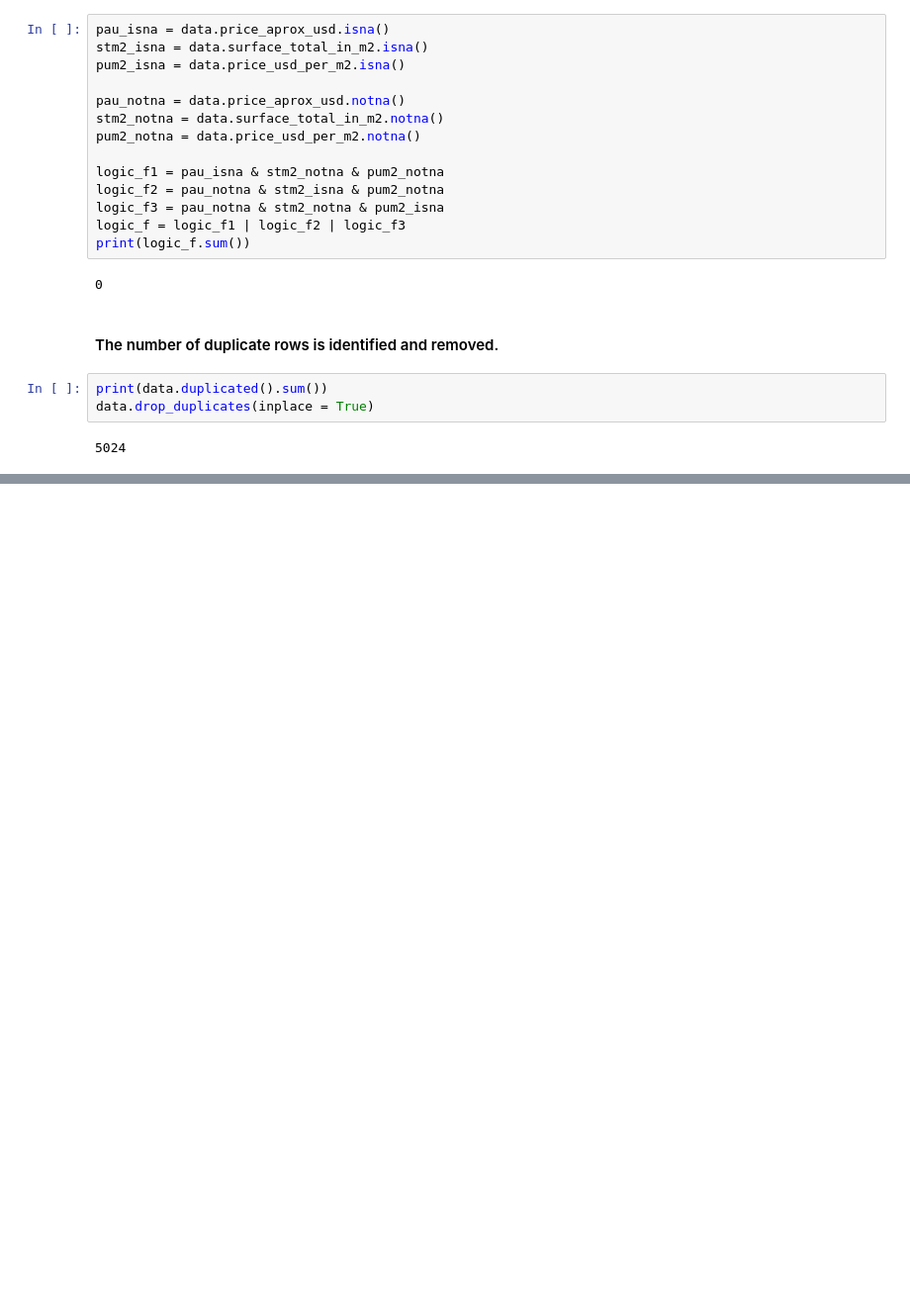
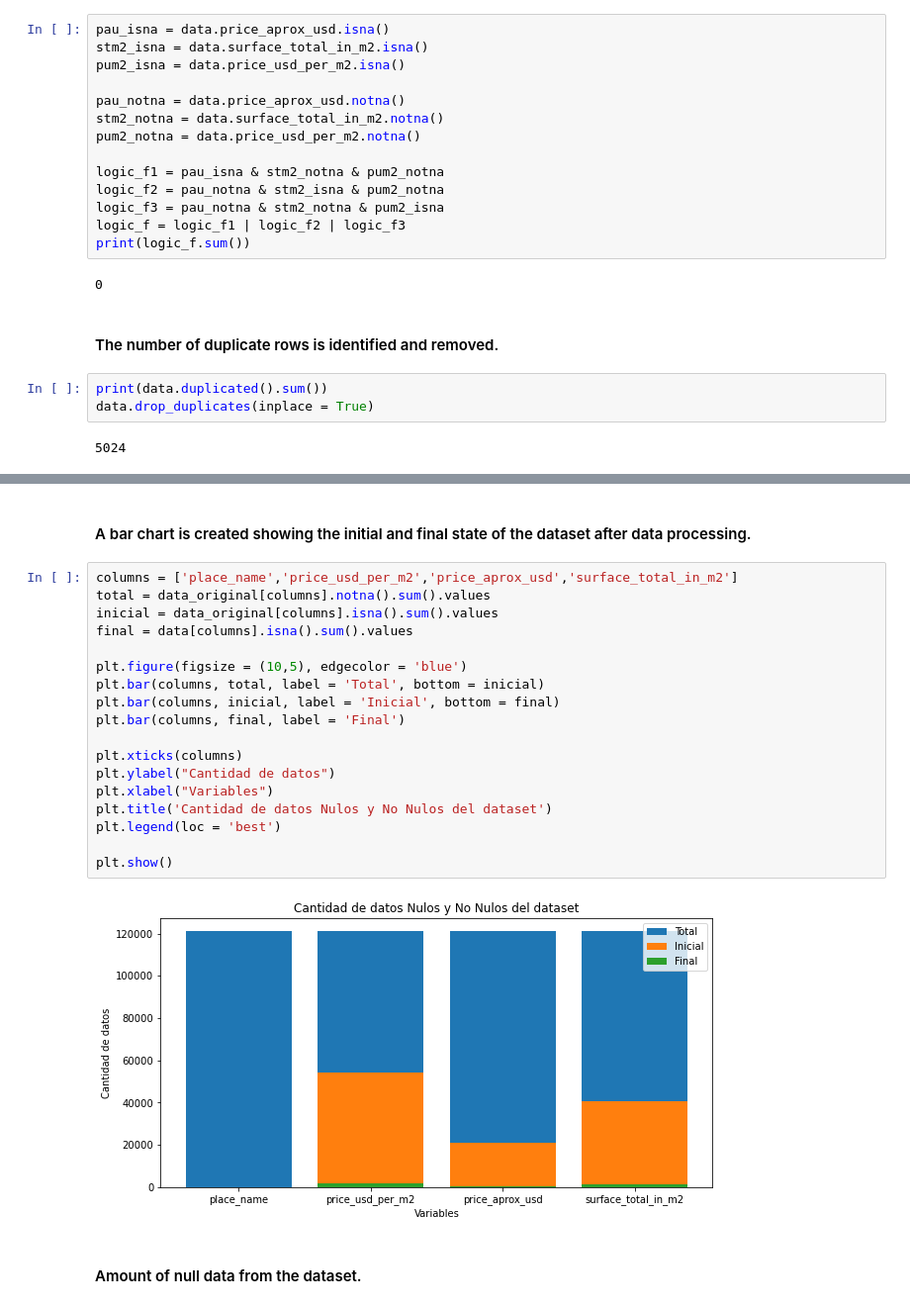
Before and after one commit to JonnathanDMT/Exploratory-Data-Analysis, a Jupyter notebook: CodeWS1.ipynb, the cells around one changed output, grey strips where cells are left out. Shown at 99% size. Cells and saved outputs as stored; diff of their text form; blank space fills up the shorter version.

```diff
--- a/CodeWS1.ipynb
+++ b/CodeWS1.ipynb
@@ -739,0 +764,24 @@ data.drop_duplicates(inplace = True)
+# %% [markdown]
+#### A bar chart is created showing the initial and final state of the dataset after data processing.
+# %%
+columns = ['place_name','price_usd_per_m2','price_aprox_usd','surface_total_in_m2']
+total = data_original[columns].notna().sum().values
+inicial = data_original[columns].isna().sum().values
+final = data[columns].isna().sum().values
+
+plt.figure(figsize = (10,5), edgecolor = 'blue')
+plt.bar(columns, total, label = 'Total', bottom = inicial)
+plt.bar(columns, inicial, label = 'Inicial', bottom = final)
+plt.bar(columns, final, label = 'Final')
+
+plt.xticks(columns)
+plt.ylabel("Cantidad de datos")
+plt.xlabel("Variables")
+plt.title('Cantidad de datos Nulos y No Nulos del dataset')
+plt.legend(loc = 'best')
+
+plt.show()
+# %% [output]
+[figure, added]
+# %% [markdown]
+#### Amount of null data from the dataset.
```
Also changed, not shown: parts of 20 cells of this notebook.
